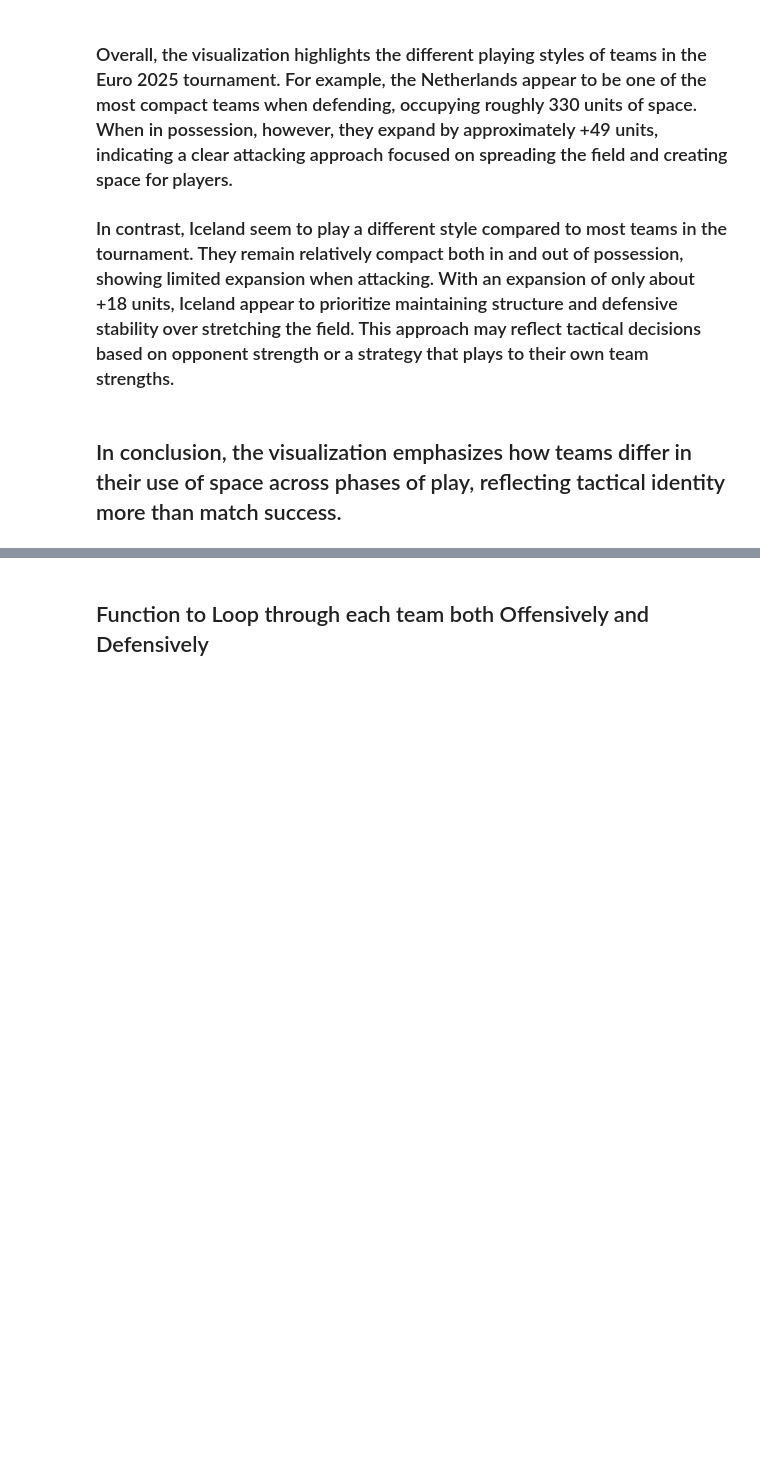
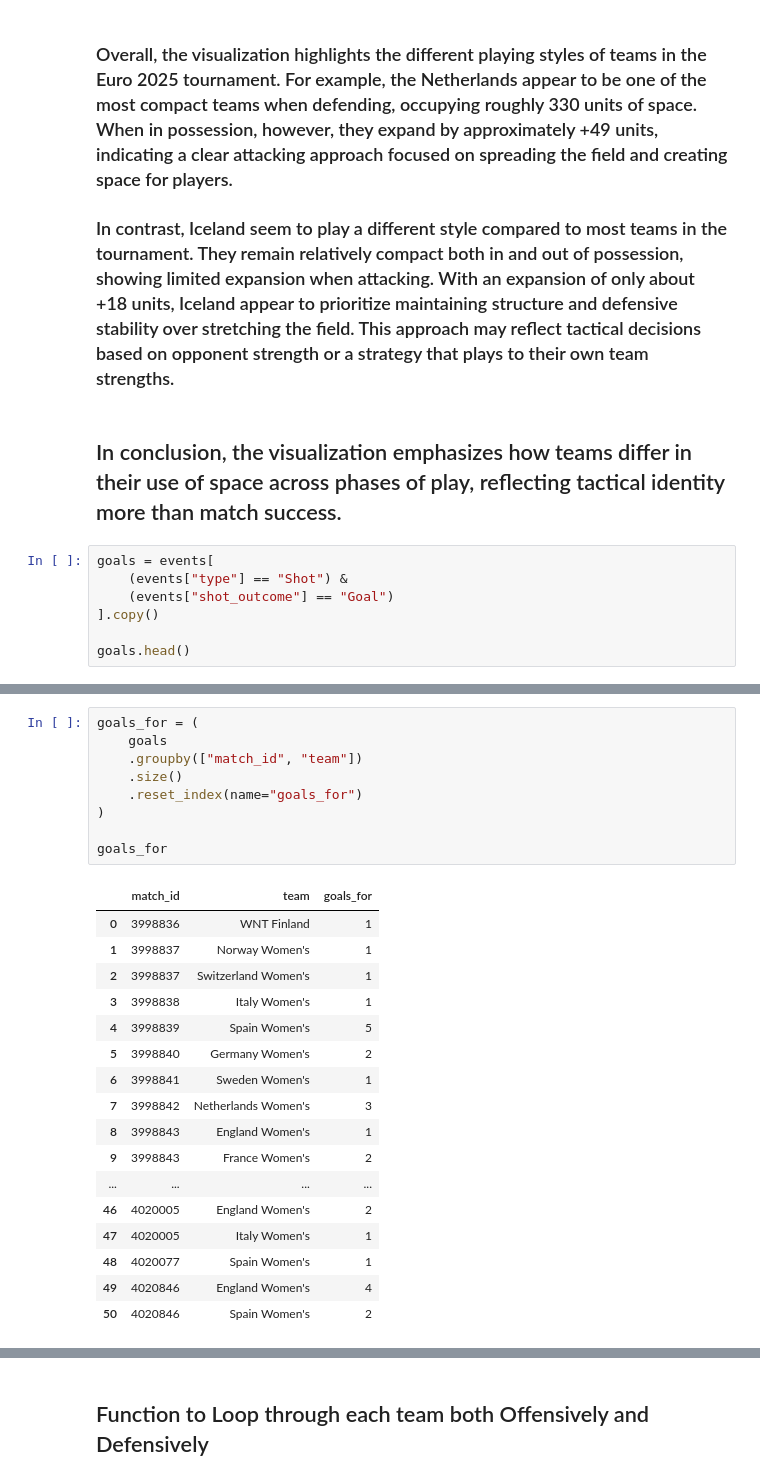
Before and after one commit to meganclapinski25/Euro2025_Data_Analysis, a Jupyter notebook: notebooks/data_load.ipynb, the cells around one changed output, grey strips where cells are left out. Drawn from its saved outputs; the diff is of its cells as text; blank space fills up the shorter version.

```diff
--- a/notebooks/data_load.ipynb
+++ b/notebooks/data_load.ipynb
@@ -471,3 +471,10 @@ plt.show()
 ### In contrast, Iceland seem to play a different style compared to most teams in the tournament. They remain relatively compact both in and out of possession, showing limited expansion when attacking. With an expansion of only about +18 units, Iceland appear to prioritize maintaining structure and defensive stability over stretching the field. This approach may reflect tactical decisions based on opponent strength or a strategy that plays to their own team strengths.
 # %% [markdown]
 ## In conclusion, the visualization emphasizes how teams differ in their use of space across phases of play, reflecting tactical identity more than match success.
+# %%
+goals = events[
+    (events["type"] == "Shot") &
+    (events["shot_outcome"] == "Goal")
+].copy()
+
+goals.head()
@@ -473,0 +488,27 @@ plt.show()
+# %%
+goals_for = (
+    goals
+    .groupby(["match_id", "team"])
+    .size()
+    .reset_index(name="goals_for")
+)
+
+goals_for
+# %% [output]
+|  | match_id | team | goals_for |
+| 0 | 3998836 | WNT Finland | 1 |
+| 1 | 3998837 | Norway Women's | 1 |
+| 2 | 3998837 | Switzerland Women's | 1 |
+| 3 | 3998838 | Italy Women's | 1 |
+| 4 | 3998839 | Spain Women's | 5 |
+| 5 | 3998840 | Germany Women's | 2 |
+| 6 | 3998841 | Sweden Women's | 1 |
+| 7 | 3998842 | Netherlands Women's | 3 |
+| 8 | 3998843 | England Women's | 1 |
+| 9 | 3998843 | France Women's | 2 |
+| ... | ... | ... | ... |
+| 46 | 4020005 | England Women's | 2 |
+| 47 | 4020005 | Italy Women's | 1 |
+| 48 | 4020077 | Spain Women's | 1 |
+| 49 | 4020846 | England Women's | 4 |
+| 50 | 4020846 | Spain Women's | 2 |
```
Also changed, not shown: parts of 6 cells of this notebook.
